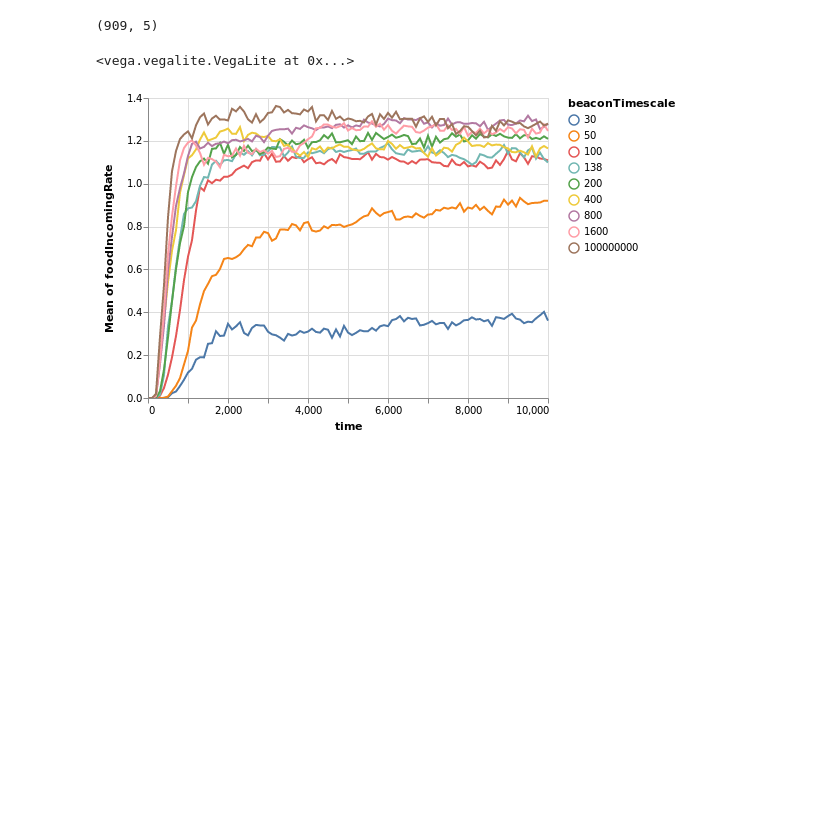
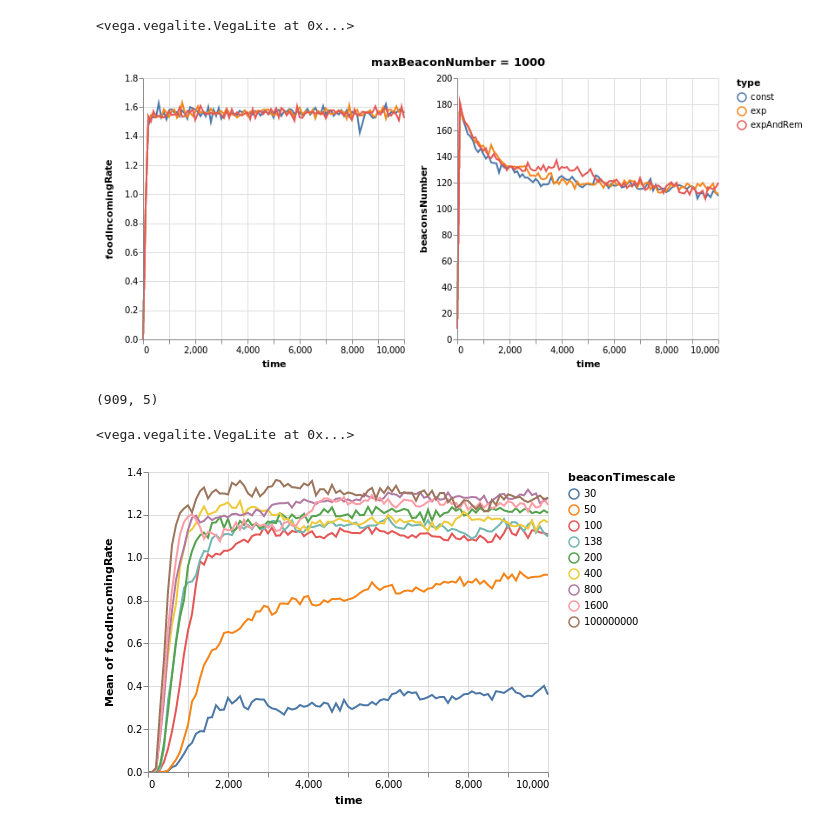
Before and after one commit to MarcoVitalii/IntSysProject, a Jupyter notebook: python/dataAnalysis.ipynb, the cells around one changed output. Drawn from its saved outputs; the diff is of its cells as text; code cells hidden in the pictures; blank space fills up the shorter version.

```diff
--- a/python/dataAnalysis.ipynb
+++ b/python/dataAnalysis.ipynb
@@ -9,3 +78,22 @@ df.shape
+# %%
+ch1 = alt.Chart(meanedDiff[meanedDiff.maxBeaconNumber == 1000])
+gr1=ch1.mark_line().encode(
+    x='time',
+    y='foodIncomingRate',
+    color = 'type:N'
+    ).properties(
+    height=300,
+    width=300)
+gr2 =ch1.mark_line().encode(
+    x='time',
+    y='beaconsNumber',
+    color='type:N').properties(
+    height=300,
+    width=300)
+alt.hconcat(gr1,gr2,title={'text':"                                                              maxBeaconNumber = 1000",'anchor':'middle'})
+# %% [output]
+<vega.vegalite.VegaLite at 0x...>
+[figure, added]
 # %%
 meaned = df.groupby(['beaconTimescale','time']).mean().reset_index().iloc[:,[0,1,3,4,6]]
 meaned.shape
```
Also changed, not shown: parts of 9 cells of this notebook, 6 other files.
